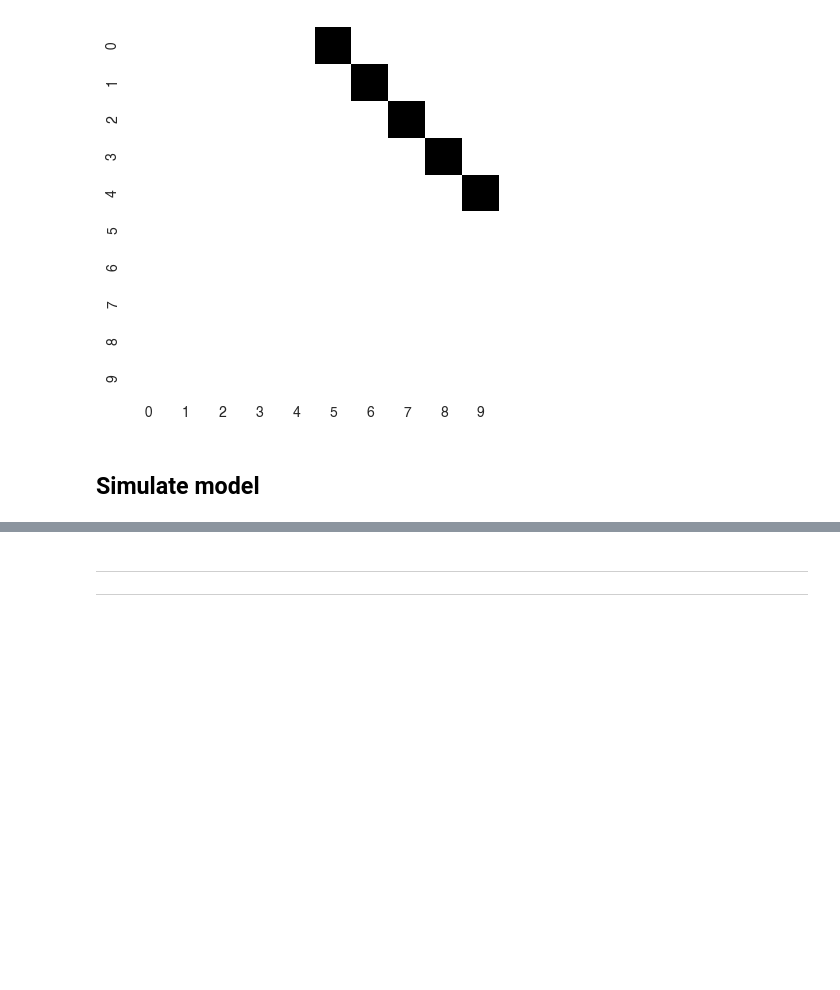
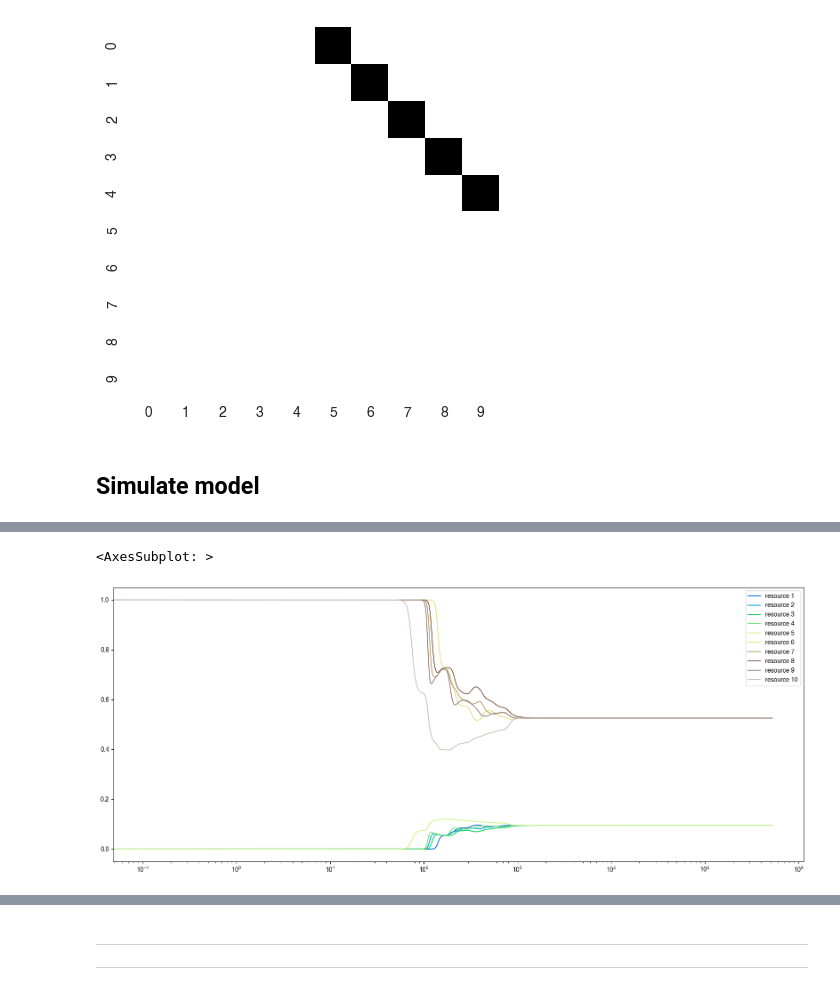
Before and after one commit to ryansmcgee/ecoevocrm, a Jupyter notebook: src/ecoevocrm/demos/tutorial_2023-06-15.ipynb, the cells around one changed output, grey strips where cells are left out. Saved outputs shown, nothing was run; the diff lists cells and outputs as text; code cells hidden in the pictures; blank space fills up the shorter version.

```diff
--- a/src/ecoevocrm/demos/tutorial_2023-06-15.ipynb
+++ b/src/ecoevocrm/demos/tutorial_2023-06-15.ipynb
@@ -143,5 +143,8 @@ NameError: name 'seed' is not defined
 # %%
 fig, ax = plt.subplots(1, 1, figsize=(20, 8))
-viz.resource_plot(system, ax=ax, stacked=False, relative=False, log_x_axis=True, log_y_axis=False)
+viz.resource_plot(system, ax=ax, stacked=False, relative=False, log_x_axis=True, log_y_axis=False, palette='terrain')
+# %% [output]
+<AxesSubplot: >
+[figure, added]
 # %%
 viz.matrix_plot(system.extant_type_set.sigma)
```
Also changed, not shown: parts of 6 cells of this notebook, 1 other file.
